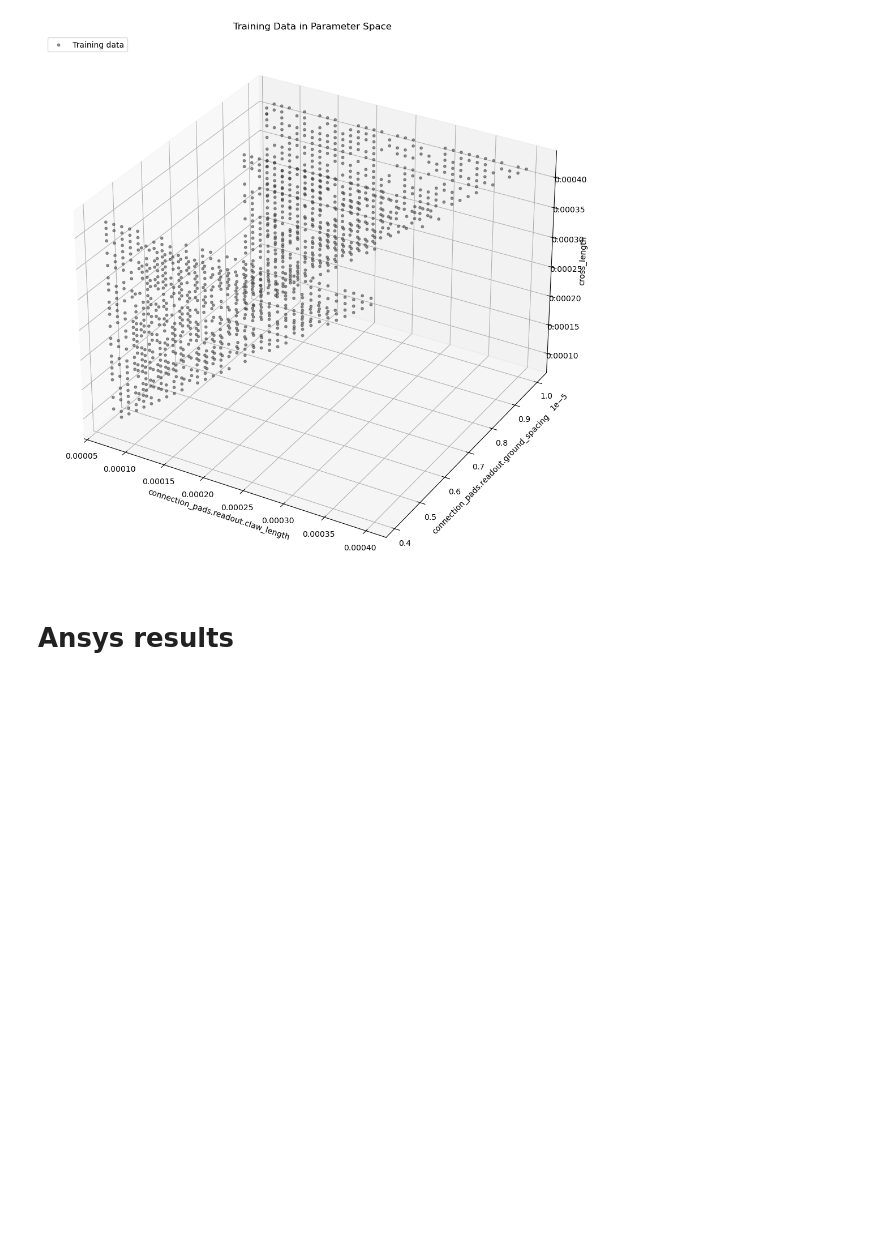
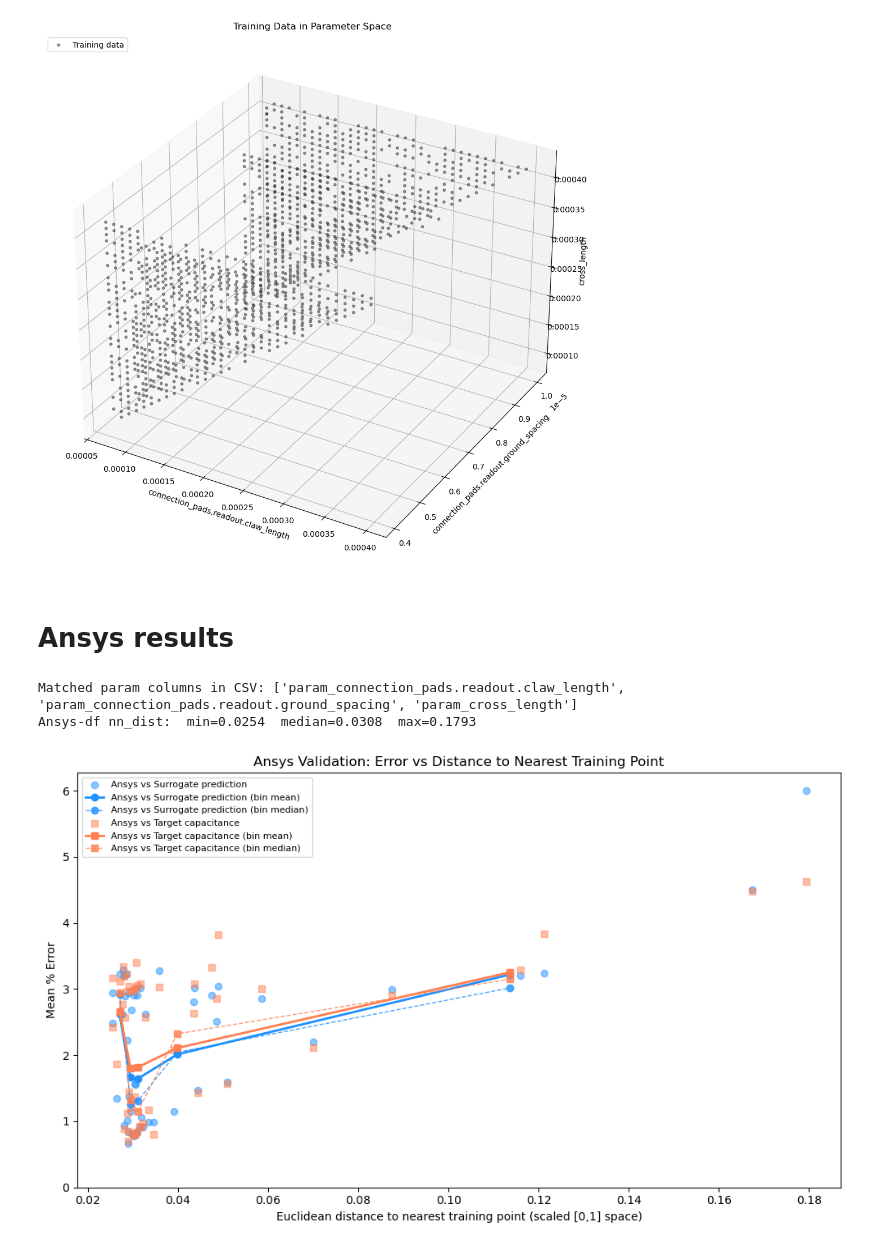
Before and after one commit to CosmiQuantum/ML_qubit_design, a Jupyter notebook: model_predict_qubit-TransmonCross-Hamiltonian_params/ml_14_surrogate_stress_test.ipynb, the cells around one changed output. Cells and saved outputs as stored; diff of their text form; code cells hidden in the pictures; blank space fills up the shorter version.

```diff
--- a/model_predict_qubit-TransmonCross-Hamiltonian_params/ml_14_surrogate_stress_test.ipynb
+++ b/model_predict_qubit-TransmonCross-Hamiltonian_params/ml_14_surrogate_stress_test.ipynb
@@ -917,26 +1014,83 @@ df['mean_pct_ansys_vs_surrogate'] = df[[f'pct_ansys_vs_surrogate_{c}' for c in c
 df['mean_pct_ansys_vs_target'] = df[[f'pct_ansys_vs_target_{c}' for c in cap_names]].mean(axis=1)
 
 sigmas = sorted(df['sigma_for_gauss'].unique())
+
+# Compute NN distance (scaled [0,1] Euclidean) for every row in the Ansys df.
+# The CSV stores the UNSCALED Qiskit params - we scale them first using the
+# same scalers the surrogate was trained with.
+def _match_param_col(df_cols, qname):
+    # prefer exact, then 'param_' prefix, then endswith, then short-name exact
+    short = qname.split('.')[-1]
+    for cand in (qname, f'param_{qname}'):
+        if cand in df_cols:
+            return cand
+    endings = [c for c in df_cols if c.endswith(qname) or c.endswith('.' + short)]
+    if endings:
+        return endings[0]
+    shorts = [c for c in df_cols if c == short or c == f'param_{short}']
+    if shorts:
+        return shorts[0]
+    return None
+
+df_cols = list(df.columns)
+param_order_for_scaling = [_match_param_col(df_cols, name) for name in qiskit_param_names]
+
+if all(c is not None for c in param_order_for_scaling):
+    df_params_unscaled = df[param_order_for_scaling].to_numpy(dtype='float64')
+    df_params_scaled = scale_qiskit(df_params_unscaled)
+    df['nn_dist'] = nearest_train_distance(df_params_scaled)
+    print(f'Matched param columns in CSV: {param_order_for_scaling}')
+else:
+    print('WARNING: could not match all param_cols in CSV to qiskit_param_names.')
+    print(f'  qiskit_param_names = {qiskit_param_names}')
+    print(f'  df columns containing "param": {[c for c in df_cols if "param" in c.lower() or any(q.split(".")[-1] in c for q in qiskit_param_names)]}')
+    df['nn_dist'] = np.nan
+
+print(f'Ansys-df nn_dist:  min={df["nn_dist"].min():.4f}  '
+      f'median={df["nn_dist"].median():.4f}  max={df["nn_dist"].max():.4f}')
+# %% [output]
+Matched param columns in CSV: ['param_connection_pads.readout.claw_length', 'param_connection_pads.readout.ground_spacing', 'param_cross_length']
+Ansys-df nn_dist:  min=0.0254  median=0.0308  max=0.1793
 # %%
+# Plot Ansys errors vs NN distance to nearest training point instead of sigma.
+
 fig, ax = plt.subplots(figsize=(10, 6))
+
+nn = df['nn_dist'].to_numpy()
 
 for label, col, marker, color in [
     ('Ansys vs Surrogate prediction', 'mean_pct_ansys_vs_surrogate', 'o', 'dodgerblue'),
-    ('Ansys vs Target capacitance', 'mean_pct_ansys_vs_target', 's', 'coral'),
+    ('Ansys vs Target capacitance',   'mean_pct_ansys_vs_target',    's', 'coral'),
 ]:
-    medians = [df[df['sigma_for_gauss'] == s][col].median() for s in sigmas]
-    means = [df[df['sigma_for_gauss'] == s][col].mean() for s in sigmas]
-    ax.plot(sigmas, means, f'{marker}-', label=f'{label} (mean)', color=color, linewidth=2)
-    ax.plot(sigmas, medians, f'{marker}--', label=f'{label} (median)', color=color, linewidth=1, alpha=0.7)
+    y = df[col].to_numpy()
+    ax.scatter(nn, y, s=35, alpha=0.5, marker=marker, color=color, label=f'{label}')
 
-ax.set_xlabel('Sigma (% of parameter range)')
+    # Binned mean + median curves
+    n_bins = 5
+    bin_edges = np.quantile(nn, np.linspace(0, 1, n_bins + 1))
+    centers, means, medians = [], [], []
+    for k in range(n_bins):
+        lo, hi = bin_edges[k], bin_edges[k + 1]
+        in_bin = (nn >= lo) & (nn <= hi if k == n_bins - 1 else nn < hi)
+        if in_bin.sum() < 2:
+            continue
+        centers.append(0.5 * (lo + hi))
+        means.append(y[in_bin].mean())
+        medians.append(np.median(y[in_bin]))
+    ax.plot(centers, means, f'{marker}-',  color=color, linewidth=2,   label=f'{label} (bin mean)')
+    ax.plot(centers, medians, f'{marker}--', color=color, linewidth=1, alpha=0.8,
+            label=f'{label} (bin median)')
+
+ax.set_xlabel('Euclidean distance to nearest training point (scaled [0,1] space)')
 ax.set_ylabel('Mean % Error')
-ax.set_title(r'How Good is the Surrogate on Augmented Data? Ansys Simulation on 10 best samples per sigma')
-ax.legend(fontsize=9)
+ax.set_title('Ansys Validation: Error vs Distance to Nearest Training Point')
+ax.legend(fontsize=8)
 ax.set_ylim(0, None)
 plt.tight_layout()
-plt.savefig('plots/ansys_validation_error_vs_sigma.pdf')
+plt.savefig('plots/ansys_validation_error_vs_nn_distance.pdf')
 plt.show()
+# %% [output]
+[figure, added]
 # %%
 fig, ax = plt.subplots(figsize=(10, 6))
 for j, cap in enumerate(cap_names):
```
Also changed, not shown: parts of 21 cells of this notebook, 28 other files.
